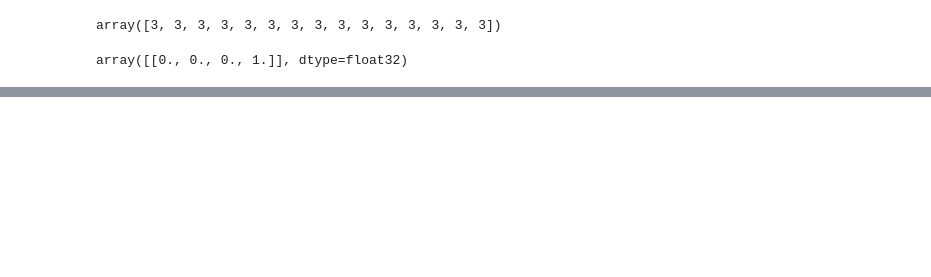
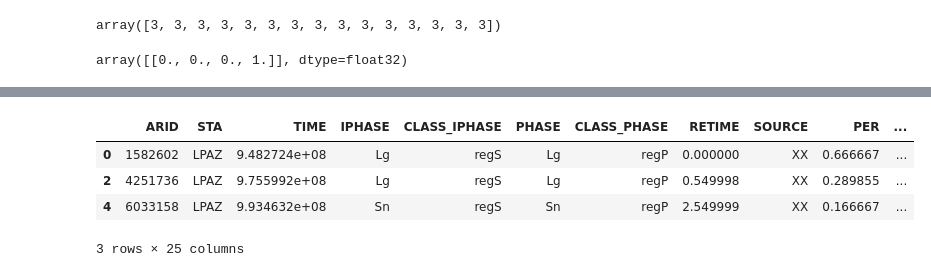
Before and after one commit to cahya-wirawan/phase-classification, a Jupyter notebook: stat_by_time.ipynb, the cells around one changed output, grey strips where cells are left out. Saved outputs shown, nothing was run; the diff lists cells and outputs as text; code cells hidden in the pictures; blank space fills up the shorter version.

```diff
--- a/stat_by_time.ipynb
+++ b/stat_by_time.ipynb
@@ -305,0 +347,8 @@ dff.head()
+# %%
+dff[dff["ARID"].isin(arids)]
+# %% [output]
+|  | ARID | STA | TIME | IPHASE | CLASS_IPHASE | PHASE | CLASS_PHASE | RETIME | SOURCE | PER | ... |
+| 0 | 1582602 | LPAZ | 9.482724e+08 | Lg | regS | Lg | regP | 0.000000 | XX | 0.666667 | ... |
+| 2 | 4251736 | LPAZ | 9.755992e+08 | Lg | regS | Lg | regP | 0.549998 | XX | 0.289855 | ... |
+| 4 | 6033158 | LPAZ | 9.934632e+08 | Sn | regS | Sn | regP | 2.549999 | XX | 0.166667 | ... |
+3 rows × 25 columns
```
Also changed, not shown: parts of 11 cells of this notebook.
